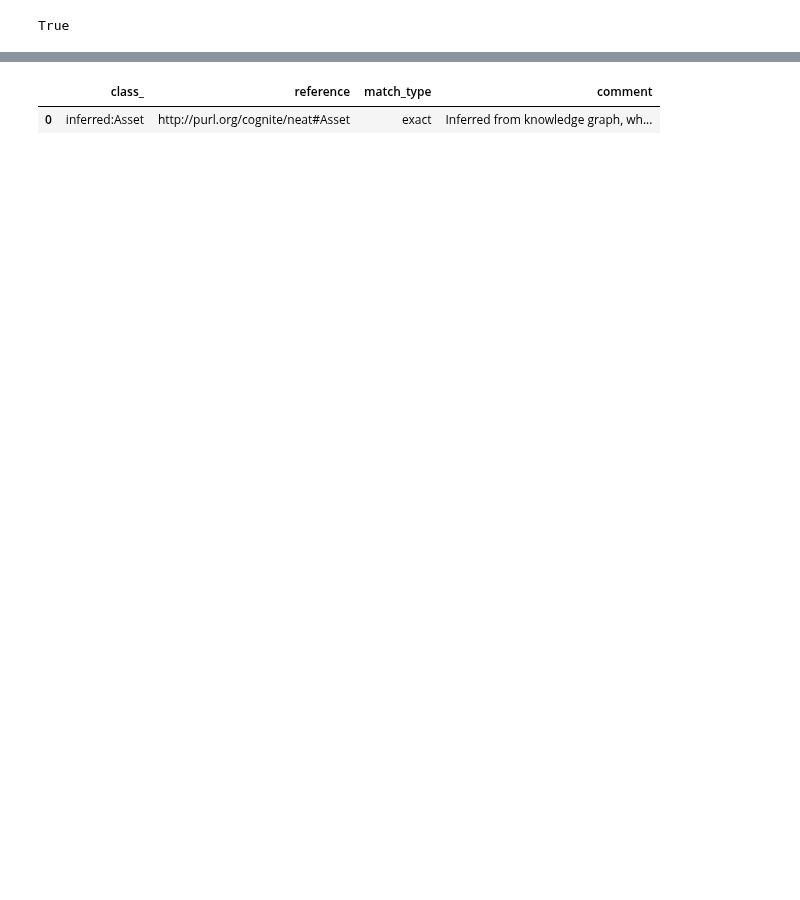
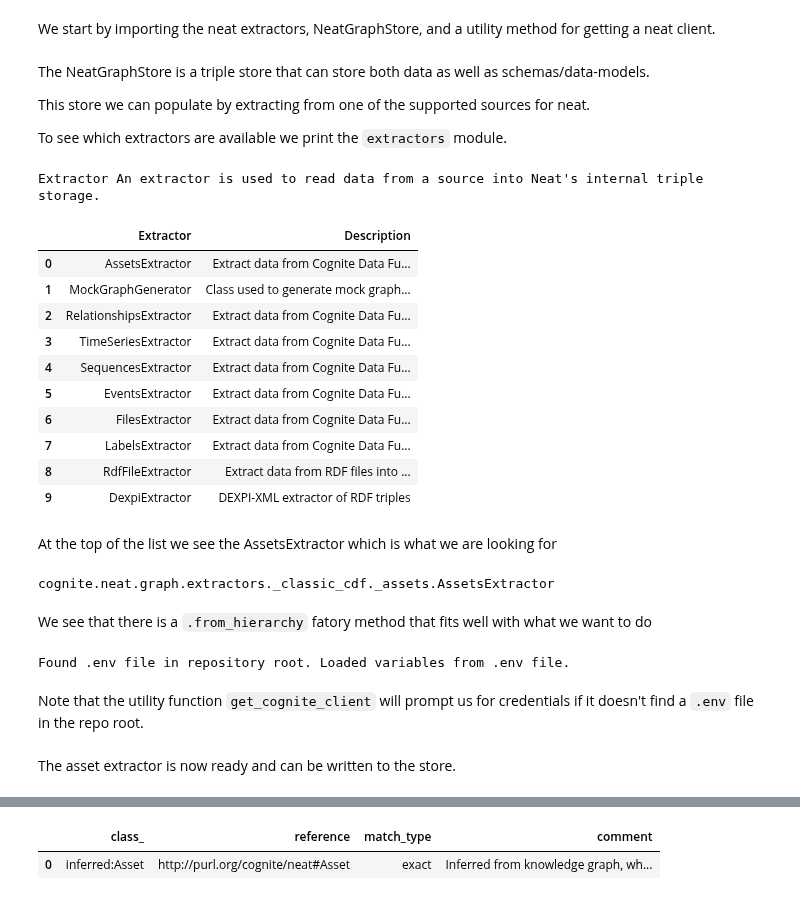
Before and after one commit to cognitedata/neat, a Jupyter notebook: docs/tutorials/asset_hierarchy_migration.ipynb, the cells around one changed output, grey strips where cells are left out. Drawn from its saved outputs; the diff is of its cells as text; code cells hidden in the pictures; blank space fills up the shorter version.

```diff
--- a/docs/tutorials/asset_hierarchy_migration.ipynb
+++ b/docs/tutorials/asset_hierarchy_migration.ipynb
@@ -11,7 +26,0 @@ from cognite.client import CogniteClient
-# %%
-from dotenv import load_dotenv
-from pathlib import Path
-
-load_dotenv(Path(".").resolve().parent.parent / ".env")
-# %% [output]
-True
@@ -26,2 +27,39 @@ client = CogniteClient.default_oauth_client_credentials(
+# %% [markdown]
+We start by importing the neat extractors, NeatGraphStore, and a utility method for getting a neat client.
 # %%
 store = NeatGraphStore.from_memory_store()
+# %% [markdown]
+The NeatGraphStore is a triple store that can store both data as well as schemas/data-models.
+
+This store we can populate by extracting from one of the supported sources for neat.
+
+To see which extractors are available we print the `extractors` module.
+# %%
+extractors
+# %% [output]
+Extractor An extractor is used to read data from a source into Neat's internal triple storage.
+|  | Extractor | Description |
+| 0 | AssetsExtractor | Extract data from Cognite Data Fu... |
+| 1 | MockGraphGenerator | Class used to generate mock graph... |
+| 2 | RelationshipsExtractor | Extract data from Cognite Data Fu... |
+| 3 | TimeSeriesExtractor | Extract data from Cognite Data Fu... |
+| 4 | SequencesExtractor | Extract data from Cognite Data Fu... |
+| 5 | EventsExtractor | Extract data from Cognite Data Fu... |
+| 6 | FilesExtractor | Extract data from Cognite Data Fu... |
+| 7 | LabelsExtractor | Extract data from Cognite Data Fu... |
+| 8 | RdfFileExtractor | Extract data from RDF files into ... |
+| 9 | DexpiExtractor | DEXPI-XML extractor of RDF triples |
+# %% [markdown]
+At the top of the list we see the AssetsExtractor which is what we are looking for
+# %%
+extractors.AssetsExtractor
+# %% [output]
+cognite.neat.graph.extractors._classic_cdf._assets.AssetsExtractor
+# %% [markdown]
+We see that there is a `.from_hierarchy` fatory method that fits well with what we want to do
+# %%
+client = get_cognite_client()
+# %% [output]
+Found .env file in repository root. Loaded variables from .env file.
+# %% [markdown]
+Note that the utility function `get_cognite_client` will prompt us for credentials if it doesn't find a `.env` file in the repo root.
@@ -27,0 +68,2 @@ store = NeatGraphStore.from_memory_store()
+# %% [markdown]
+The asset extractor is now ready and can be written to the store.
```
Also changed, not shown: parts of 63 cells of this notebook, 2 other files.
